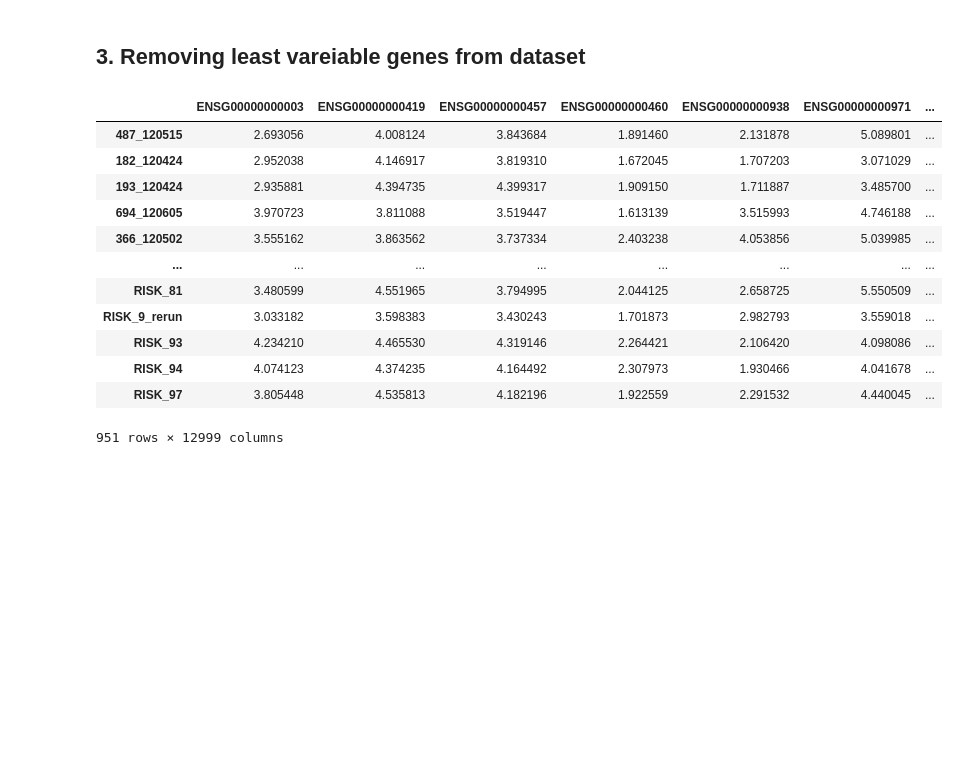
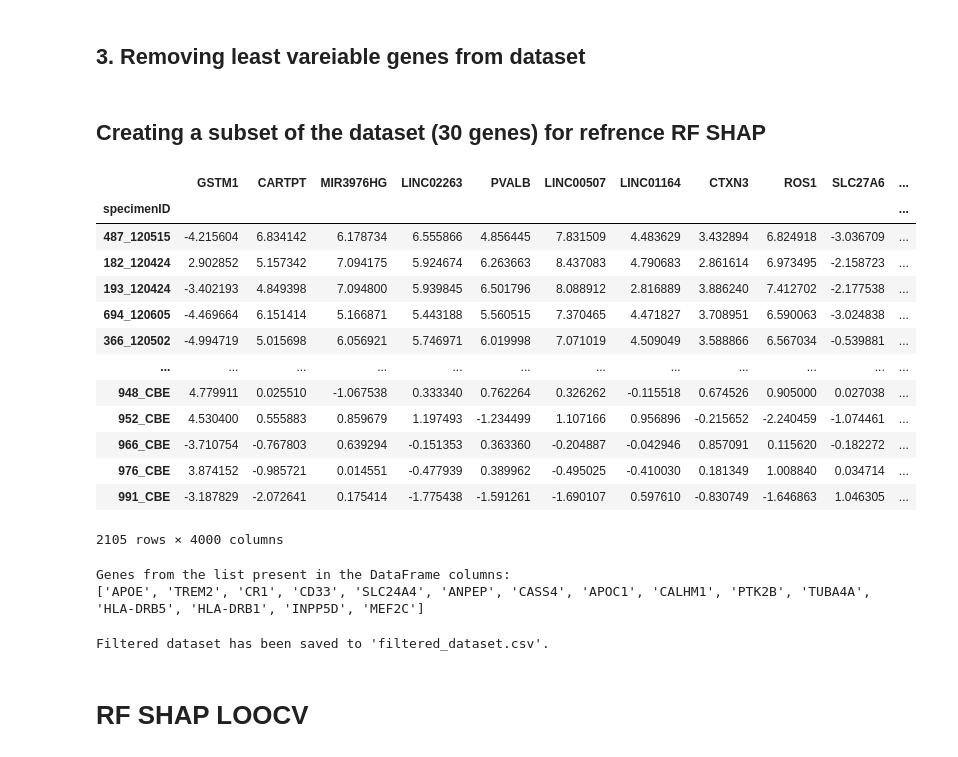
Before and after one commit to mmottaqii/AD-Biomarkers-MultiOmics, a Jupyter notebook: review_july_24.ipynb, the cells around one changed output. Drawn from its saved outputs; the diff is of its cells as text; code cells hidden in the pictures; blank space fills up the shorter version.

```diff
--- a/review_july_24.ipynb
+++ b/review_july_24.ipynb
@@ -1635,19 +1747,47 @@ df_filtered.to_csv(new_csv_file_path, index=True)
+# %% [markdown]
+## Creating a subset of the dataset (30 genes) for refrence RF SHAP
 # %%
 import pandas as pd
-dataset_path = 'ROSMAP_counts_v8_original_13k.csv'
+dataset_path = 'rnaseq_merged_4k.csv'
 df = pd.read_csv(dataset_path, index_col=0)
 df
 # %% [output]
-|  | ENSG00000000003 | ENSG00000000419 | ENSG00000000457 | ENSG00000000460 | ENSG00000000938 | ENSG00000000971 | ... |
-| 487_120515 | 2.693056 | 4.008124 | 3.843684 | 1.891460 | 2.131878 | 5.089801 | ... |
-| 182_120424 | 2.952038 | 4.146917 | 3.819310 | 1.672045 | 1.707203 | 3.071029 | ... |
-| 193_120424 | 2.935881 | 4.394735 | 4.399317 | 1.909150 | 1.711887 | 3.485700 | ... |
-| 694_120605 | 3.970723 | 3.811088 | 3.519447 | 1.613139 | 3.515993 | 4.746188 | ... |
-| 366_120502 | 3.555162 | 3.863562 | 3.737334 | 2.403238 | 4.053856 | 5.039985 | ... |
-| ... | ... | ... | ... | ... | ... | ... | ... |
-| RISK_81 | 3.480599 | 4.551965 | 3.794995 | 2.044125 | 2.658725 | 5.550509 | ... |
-| RISK_9_rerun | 3.033182 | 3.598383 | 3.430243 | 1.701873 | 2.982793 | 3.559018 | ... |
-| RISK_93 | 4.234210 | 4.465530 | 4.319146 | 2.264421 | 2.106420 | 4.098086 | ... |
-| RISK_94 | 4.074123 | 4.374235 | 4.164492 | 2.307973 | 1.930466 | 4.041678 | ... |
-| RISK_97 | 3.805448 | 4.535813 | 4.182196 | 1.922559 | 2.291532 | 4.440045 | ... |
+|  | GSTM1 | CARTPT | MIR3976HG | LINC02263 | PVALB | LINC00507 | LINC01164 | CTXN3 | ROS1 | SLC27A6 | ... |
+| specimenID |  |  |  |  |  |  |  |  |  |  | ... |
+| 487_120515 | -4.215604 | 6.834142 | 6.178734 | 6.555866 | 4.856445 | 7.831509 | 4.483629 | 3.432894 | 6.824918 | -3.036709 | ... |
+| 182_120424 | 2.902852 | 5.157342 | 7.094175 | 5.924674 | 6.263663 | 8.437083 | 4.790683 | 2.861614 | 6.973495 | -2.158723 | ... |
+| 193_120424 | -3.402193 | 4.849398 | 7.094800 | 5.939845 | 6.501796 | 8.088912 | 2.816889 | 3.886240 | 7.412702 | -2.177538 | ... |
+| 694_120605 | -4.469664 | 6.151414 | 5.166871 | 5.443188 | 5.560515 | 7.370465 | 4.471827 | 3.708951 | 6.590063 | -3.024838 | ... |
+| 366_120502 | -4.994719 | 5.015698 | 6.056921 | 5.746971 | 6.019998 | 7.071019 | 4.509049 | 3.588866 | 6.567034 | -0.539881 | ... |
+| ... | ... | ... | ... | ... | ... | ... | ... | ... | ... | ... | ... |
+| 948_CBE | 4.779911 | 0.025510 | -1.067538 | 0.333340 | 0.762264 | 0.326262 | -0.115518 | 0.674526 | 0.905000 | 0.027038 | ... |
+| 952_CBE | 4.530400 | 0.555883 | 0.859679 | 1.197493 | -1.234499 | 1.107166 | 0.956896 | -0.215652 | -2.240459 | -1.074461 | ... |
+| 966_CBE | -3.710754 | -0.767803 | 0.639294 | -0.151353 | 0.363360 | -0.204887 | -0.042946 | 0.857091 | 0.115620 | -0.182272 | ... |
+| 976_CBE | 3.874152 | -0.985721 | 0.014551 | -0.477939 | 0.389962 | -0.495025 | -0.410030 | 0.181349 | 1.008840 | 0.034714 | ... |
+| 991_CBE | -3.187829 | -2.072641 | 0.175414 | -1.775438 | -1.591261 | -1.690107 | 0.597610 | -0.830749 | -1.646863 | 1.046305 | ... |
-951 rows × 12999 columns
+2105 rows × 4000 columns
+# %%
+import pandas as pd
+
+# Assuming your DataFrame is already loaded
+# df = pd.read_csv('your_dataset.csv')
+
+# Updated list of AD associated genes
+ad_genes = [
+    'APOE', 'APP', 'PSEN1', 'PSEN2', 'TREM2', 'BIN1', 'SORL1', 'CLU', 'ABCA7', 'CR1',
+    'PICALM', 'CD33', 'MS4A', 'CD2AP', 'ADAM10', 'MAPT', 'EZH2', 'PLD3', 'SLC24A4',
+    'FERMT2', 'EPHA1', 'GRN', 'BACE1', 'NICA', 'GSK3B', 'NCSTN', 'ANPEP', 'CASS4',
+    'SORCS1', 'CELF1', 'LRP1', 'APOC1', 'APOJ', 'TOMM40', 'LIPA', 'GSTO1', 'GSTO2',
+    'CALHM1', 'CBLC', 'GAB2', 'PTK2B', 'CEACAM1', 'TUBA4A', 'MTHFR', 'HLA-DRB5',
+    'HLA-DRB1', 'INPP5D', 'MEF2C', 'ZCWPW1', 'NME8'
+]
+
+# Check which genes from the list are present in the DataFrame columns
+genes_present = [gene for gene in ad_genes if gene in df.columns]
+
+# Print the list of genes present in the DataFrame
+print("Genes from the list present in the DataFrame columns:")
+print(genes_present)
+# %% [output]
+Genes from the list present in the DataFrame columns:
+['APOE', 'TREM2', 'CR1', 'CD33', 'SLC24A4', 'ANPEP', 'CASS4', 'APOC1', 'CALHM1', 'PTK2B', 'TUBA4A', 'HLA-DRB5', 'HLA-DRB1', 'INPP5D', 'MEF2C']
@@ -1653,0 +1797,24 @@ df
+# %%
+import pandas as pd
+
+# Assuming your original DataFrame is loaded into 'df'
+# df = pd.read_csv('path_to_your_dataset.csv')
+
+# Define the lists of genes you are interested in
+ad_genes = ['APOE', 'TREM2', 'CR1', 'CD33', 'SLC24A4', 'ANPEP', 'CASS4', 'APOC1', 'CALHM1', 'PTK2B', 'TUBA4A', 'HLA-DRB5', 'HLA-DRB1', 'INPP5D', 'MEF2C']
+regular_genes = ['GSTM1', 'CARTPT', 'MIR3976HG', 'LINC02263', 'PVALB', 'LINC00507', 'LINC01164', 'CTXN3', 'ROS1', 'SLC27A6', 'LINC01007', 'POSTN', 'LINC00898', 'GPR26', 'MEPE']
+
+# Combine both lists
+all_genes = ad_genes + regular_genes
+
+# Filter the DataFrame to keep only the columns in your gene lists
+filtered_df = df[all_genes]
+
+# Export the filtered DataFrame to a new CSV file
+filtered_df.to_csv('rnaseq_subset.csv')
+
+print("Filtered dataset has been saved to 'filtered_dataset.csv'.")
+# %% [output]
+Filtered dataset has been saved to 'filtered_dataset.csv'.
+# %% [markdown]
+# RF SHAP LOOCV
```
Also changed, not shown: parts of 65 cells of this notebook.
